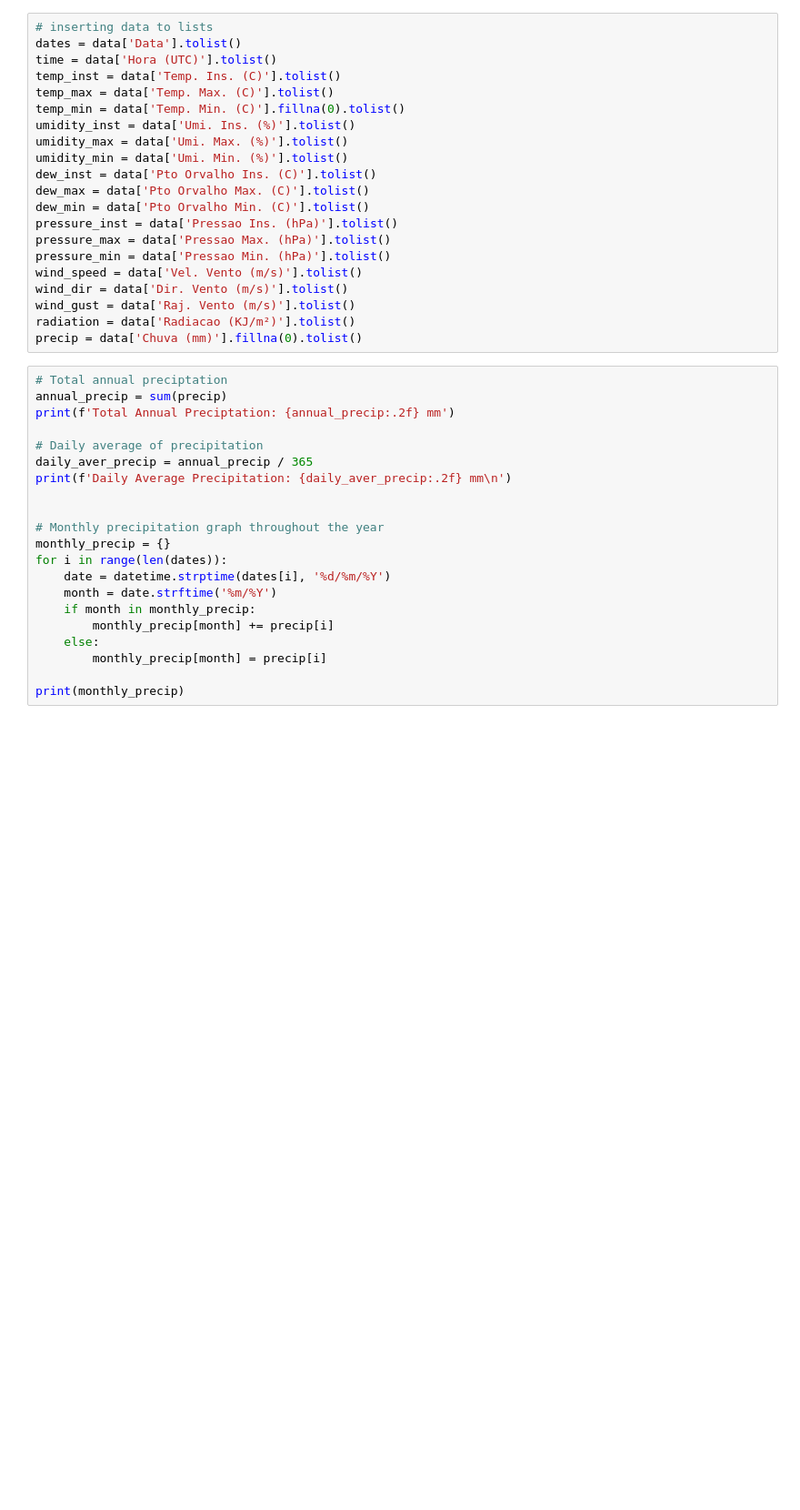
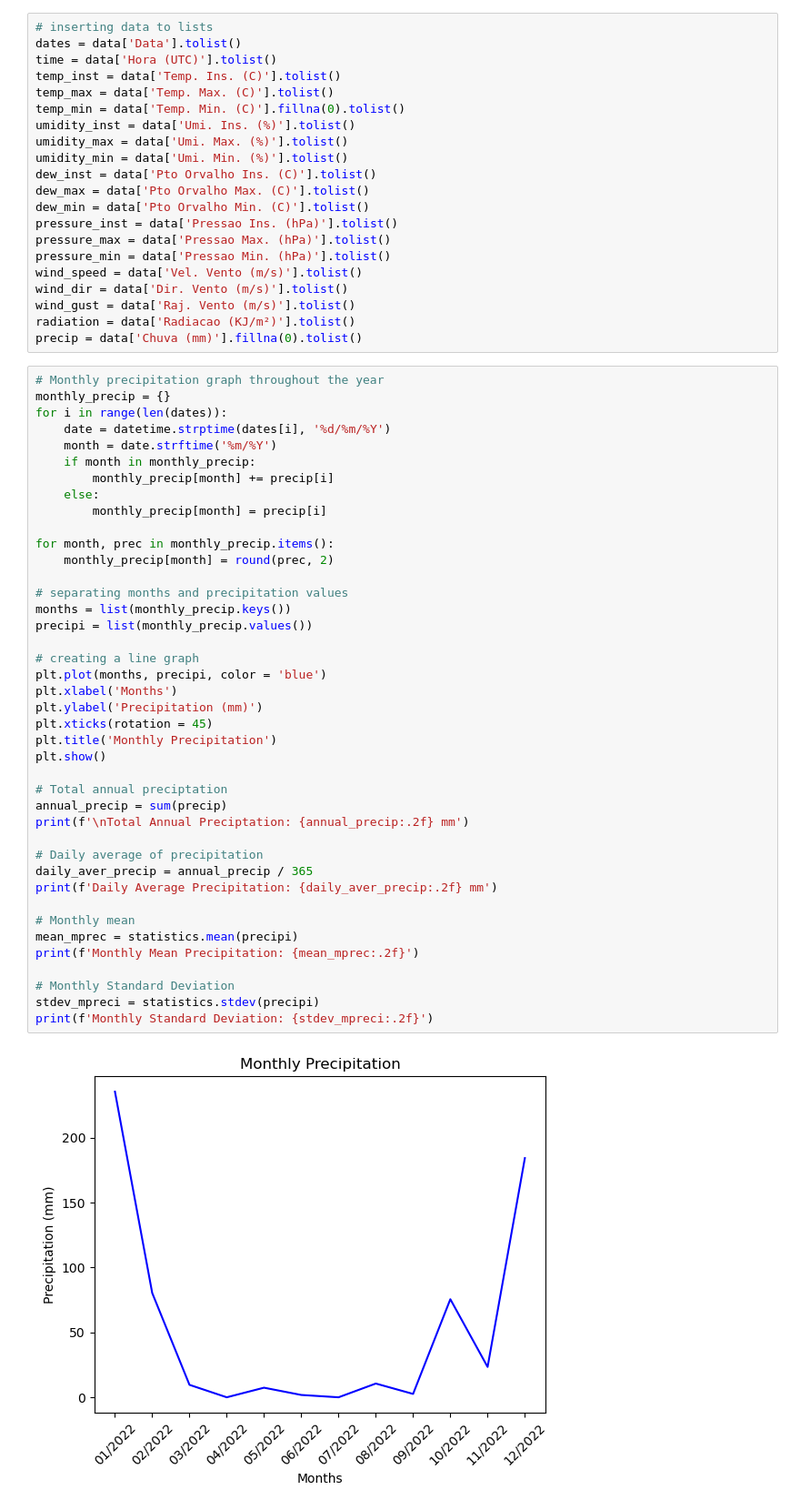
Before and after one commit to gustavopin/RainDataAnalysis, a Jupyter notebook: analysis.ipynb, the cells around one changed output. Shown at 91% size. Cells and saved outputs as stored; diff of their text form; blank space fills up the shorter version.

Commit message:
Added a graph for monthly precipitation, added calculations for Mean and Standard deviation for hte monthly precipitation. Added two correlation matrix. Updated the README.

```diff
--- a/analysis.ipynb
+++ b/analysis.ipynb
@@ -33,26 +34,47 @@ wind_gust = data['Raj. Vento (m/s)'].tolist()
 radiation = data['Radiacao (KJ/m²)'].tolist()
 precip = data['Chuva (mm)'].fillna(0).tolist()
 # %%
-# Total annual preciptation
-annual_precip = sum(precip)
-print(f'Total Annual Preciptation: {annual_precip:.2f} mm')
-
-# Daily average of precipitation
-daily_aver_precip = annual_precip / 365
-print(f'Daily Average Precipitation: {daily_aver_precip:.2f} mm\n')
-
-
 # Monthly precipitation graph throughout the year
 monthly_precip = {}
 for i in range(len(dates)):
     date = datetime.strptime(dates[i], '%d/%m/%Y')
     month = date.strftime('%m/%Y')
     if month in monthly_precip:
         monthly_precip[month] += precip[i]
     else:
         monthly_precip[month] = precip[i]
 
-print(monthly_precip)
+for month, prec in monthly_precip.items():
+    monthly_precip[month] = round(prec, 2)
+
+# separating months and precipitation values
+months = list(monthly_precip.keys())
+precipi = list(monthly_precip.values())
+
+# creating a line graph
+plt.plot(months, precipi, color = 'blue')
+plt.xlabel('Months')
+plt.ylabel('Precipitation (mm)')
+plt.xticks(rotation = 45)
+plt.title('Monthly Precipitation')
+plt.show()
+
+# Total annual preciptation
+annual_precip = sum(precip)
+print(f'\nTotal Annual Preciptation: {annual_precip:.2f} mm')
+
+# Daily average of precipitation
+daily_aver_precip = annual_precip / 365
+print(f'Daily Average Precipitation: {daily_aver_precip:.2f} mm')
+
+# Monthly mean
+mean_mprec = statistics.mean(precipi)
+print(f'Monthly Mean Precipitation: {mean_mprec:.2f}')
+
+# Monthly Standard Deviation
+stdev_mpreci = statistics.stdev(precipi)
+print(f'Monthly Standard Deviation: {stdev_mpreci:.2f}')
 # %% [output]
+[figure, added]
 Total Annual Preciptation: 631.40 mm
 Daily Average Precipitation: 1.73 mm
```
Also changed, not shown: parts of 4 cells of this notebook, 1 other file.
